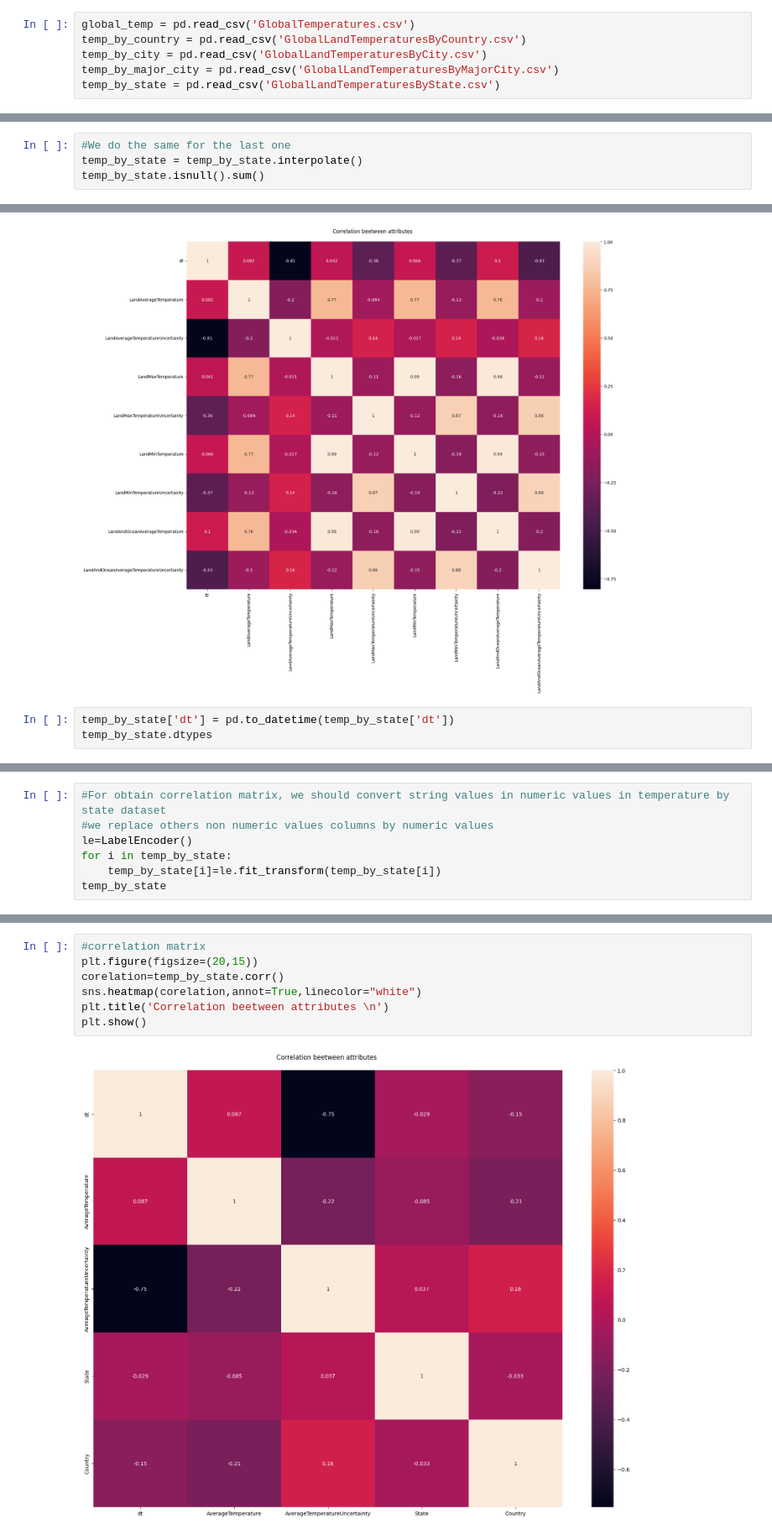
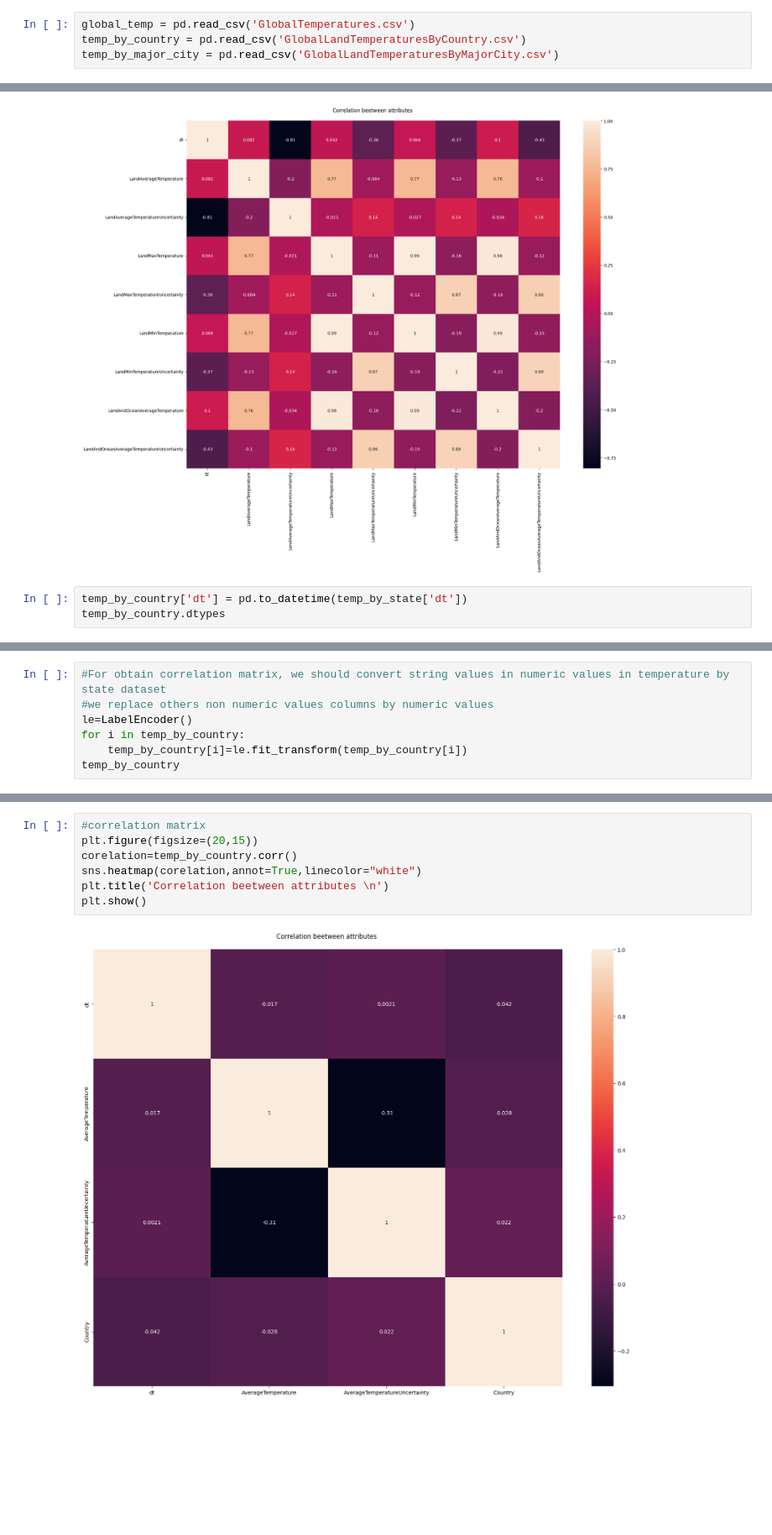
Before and after one commit to Laureoby/global_temperature, a Jupyter notebook: Global_temperature.ipynb, the cells around one changed output, grey strips where cells are left out. Shown at 84% size. Drawn from its saved outputs; the diff is of its cells as text; blank space fills up the shorter version.

```diff
--- a/Global_temperature.ipynb
+++ b/Global_temperature.ipynb
@@ -6,9 +6,7 @@ from sklearn.preprocessing import LabelEncoder
 # %%
 global_temp = pd.read_csv('GlobalTemperatures.csv')
 temp_by_country = pd.read_csv('GlobalLandTemperaturesByCountry.csv')
-temp_by_city = pd.read_csv('GlobalLandTemperaturesByCity.csv')
 temp_by_major_city = pd.read_csv('GlobalLandTemperaturesByMajorCity.csv')
-temp_by_state = pd.read_csv('GlobalLandTemperaturesByState.csv')
 # %%
 global_temp.head()
 # %% [output]
@@ -148,7 +113,3 @@ Country                          0
 Latitude                         0
 Longitude                        0
 dtype: int64
-# %%
-#We do the same for the last one
-temp_by_state = temp_by_state.interpolate()
-temp_by_state.isnull().sum()
@@ -247,8 +201,8 @@ plt.show()
 # %% [output]
 [figure]
 # %%
-temp_by_state['dt'] = pd.to_datetime(temp_by_state['dt'])
-temp_by_state.dtypes
+temp_by_country['dt'] = pd.to_datetime(temp_by_state['dt'])
+temp_by_country.dtypes
 # %% [output]
 dt                               datetime64[ns]
 AverageTemperature                      float64
@@ -260,7 +213,7 @@ dtype: object
 #For obtain correlation matrix, we should convert string values in numeric values in temperature by state dataset
 #we replace others non numeric values columns by numeric values
 le=LabelEncoder()
-for i in temp_by_state:
-    temp_by_state[i]=le.fit_transform(temp_by_state[i])
-temp_by_state
+for i in temp_by_country:
+    temp_by_country[i]=le.fit_transform(temp_by_country[i])
+temp_by_country
 # %% [output]
@@ -280,9 +233,9 @@ temp_by_state
 # %%
 #correlation matrix
 plt.figure(figsize=(20,15))
-corelation=temp_by_state.corr()
+corelation=temp_by_country.corr()
 sns.heatmap(corelation,annot=True,linecolor="white")
 plt.title('Correlation beetween attributes \n')
 plt.show()
 # %% [output]
-[figure, old version]
+[figure, new version]
```
Also changed, not shown: parts of 10 cells of this notebook.
